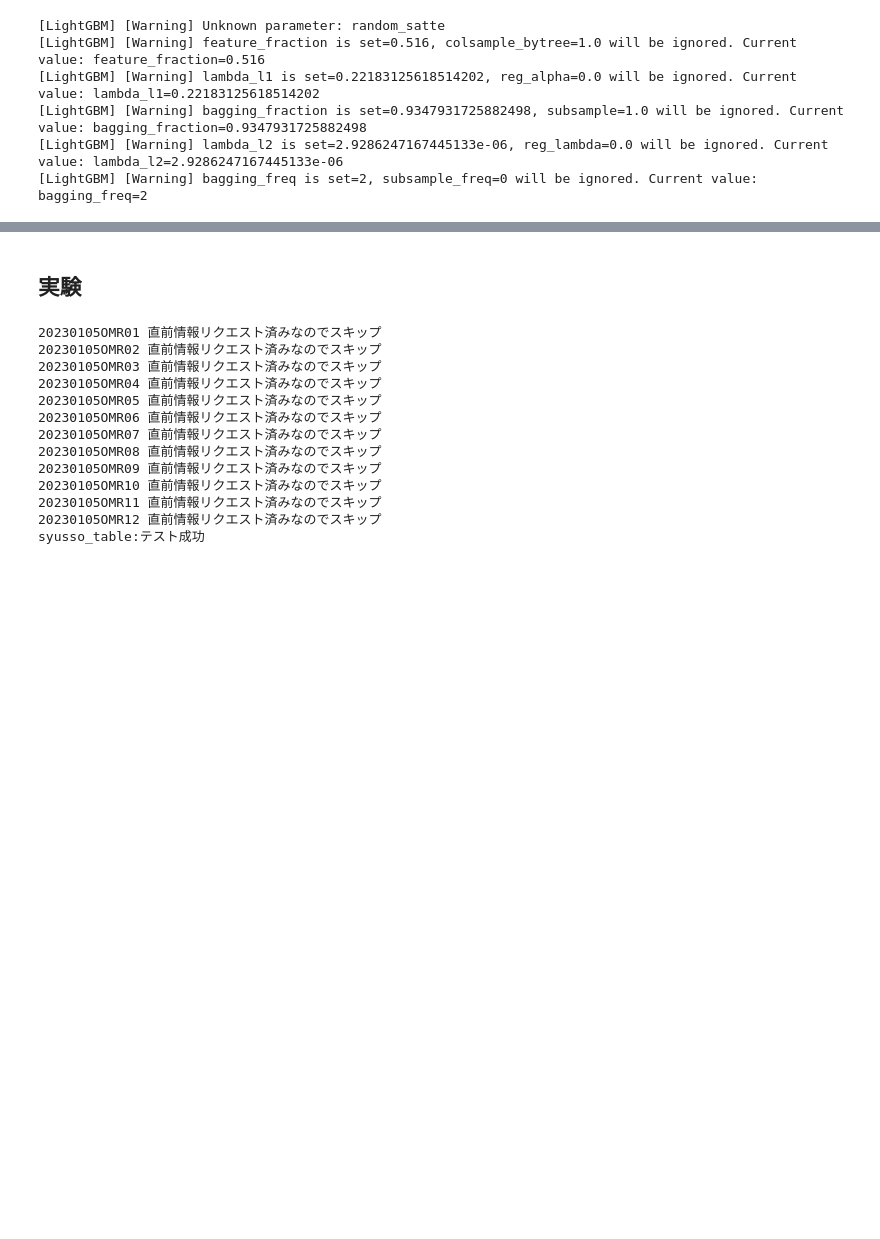
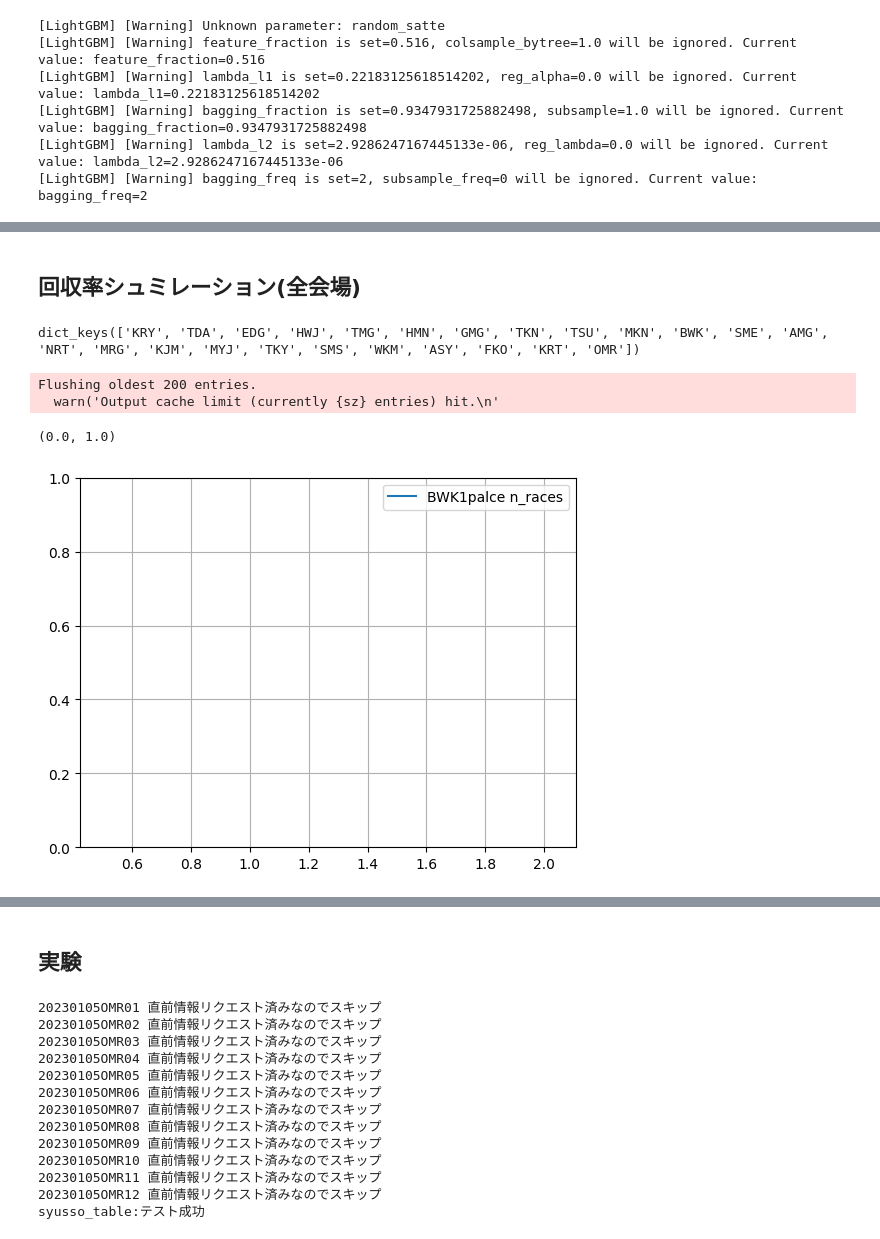
Before and after one commit to sakokazuki/kyotei-ai, a Jupyter notebook: main.ipynb, the cells around one changed output, grey strips where cells are left out. Saved outputs shown, nothing was run; the diff lists cells and outputs as text; code cells hidden in the pictures; blank space fills up the shorter version.

```diff
--- a/main.ipynb
+++ b/main.ipynb
@@ -233,12 +241,12 @@ race_d = race_results.generate_categorical()
 # %%
 # pcikleから生成
-# models = LGBM_Models.create_from_pickle(race_d)
+models = LGBM_Models.create_from_pickle(race_d)
 
 # デバッグ用一時ファイルを生成
 # models = LGBM_Models.create_temp(race_d, ['BWK']).opt_params_df
 
 # デバッグ用一時ファイルから生成
-models = LGBM_Models.create_from_temp_pickle(race_d)
+# models = LGBM_Models.create_from_temp_pickle(race_d)
 
 # 最初から生成
 # models = LGBM_Models.create_init(race_d)
@@ -312,0 +319,10 @@ plot_hit(gain_exacta, 'exacta')
+# %%
+# 単体の会場のモデル
+importlib.reload(mev)
+win_r1, win_r1_ret = mev.win_r1_return(gain)
+win_r3, win_r3_ret = mev.win_r3_return(gain)
+win_r1_remove1R, win_r1_remove1R_ret = mev.win_r1_remove1R_return(gain)
+exacta, exacta_ret = mev.exacta_return(gain)
+exacta_remove1R, exacta_remove1R_ret = mev.exacta_remove1R_return(gain)
+trifecta, trifecta_ret = mev.trifecta_return(gain)
+trifecta_remove1R, trifecta_remove1R_ret = mev.trifecta_remove1R_return(gain)
@@ -312,0 +347,8 @@ plot_hit(gain_exacta, 'exacta')
+# %% [markdown]
+## 回収率シュミレーション(全会場)
+# %%
+# 全部の会場のgain関数をつくってみる
+gain_dict = {}
+for stadium in utils.stadium_list:
+    gain = mev.Gain2(models, stadium, return_table.data_p, lower=0, n_samples=100)
+    gain_dict[stadium] = gain
@@ -312,0 +386,45 @@ plot_hit(gain_exacta, 'exacta')
+# %%
+utils.stadium_list.keys()
+# %% [output]
+dict_keys(['KRY', 'TDA', 'EDG', 'HWJ', 'TMG', 'HMN', 'GMG', 'TKN', 'TSU', 'MKN', 'BWK', 'SME', 'AMG', 'NRT', 'MRG', 'KJM', 'MYJ', 'TKY', 'SMS', 'WKM', 'ASY', 'FKO', 'KRT', 'OMR'])
+# %%
+# stadium_codes = ['KRY', 'TDA', 'EDG', 'HWJ', 'TMG', 'HMN']
+# stadium_codes = ['GMG', 'TKN', 'TSU', 'MKN', 'BWK', 'SME']
+# stadium_codes = ['AMG', 'NRT', 'MRG', 'KJM', 'MYJ', 'TKY']
+stadium_codes = ['SMS', 'WKM', 'ASY', 'FKO', 'KRT', 'OMR']
+
+# stadium_codes = ['EDG', 'HWJ', 'GMG', 'BWK', 'KRT']
+stadium_codes = ['BWK'] #'HWJ', 'GMG', 'BWK', 'KRT']
+for stadium in stadium_codes:
+# for stadium in utils.stadium_list:
+    met = met_dict[stadium]
+    # plot_hit(met['win_r1'], stadium+' win r1', True)
+    # plot(met['trifecta_remove1R'], stadium+' without1R', True)
+    # plot(met['trifecta'], stadium+' 1R', True)
+    # plot(met['trifecta_remove1R'], stadium+' without1R', True)
+    # plot_hit(met['trifecta'], stadium+ '1R hit_rate')
+    # plot_hit(met['trifecta_remove1R'], stadium+ 'wihtout1R hit_rate')
+    # plot_sharpratio(met['trifecta'], stadium+' 1R ratio')
+    # plot_sharpratio(met['trifecta_remove1R'], stadium+'without1R ratio')
+
+
+
+    # plot_hit(met['win_r1'], stadium+' 1place hit_rate')
+    # plot_hit(met['win_r1_remove1R'], stadium+' 1place without 1R hit_rate')
+    plot_n_races(met['win_r1'], stadium+'1palce n_races')
+plt.ylim(top=2)
+# plt.ylim(top=1)
+# plt.ylim(bottom=0.9)
+# plt.xlim(left=0.5)
+# plt.ylim(bottom=1)
+
+plt.ylim(top=1)
+plt.ylim(bottom=0)
+
+# plt.ylim(top=0.7)
+# plt.ylim(bottom=0.5)
+# %% [output]
+Flushing oldest 200 entries.
+  warn('Output cache limit (currently {sz} entries) hit.\n'
+(0.0, 1.0)
+[figure, added]
```
Also changed, not shown: parts of 51 cells of this notebook, 1 other file.
